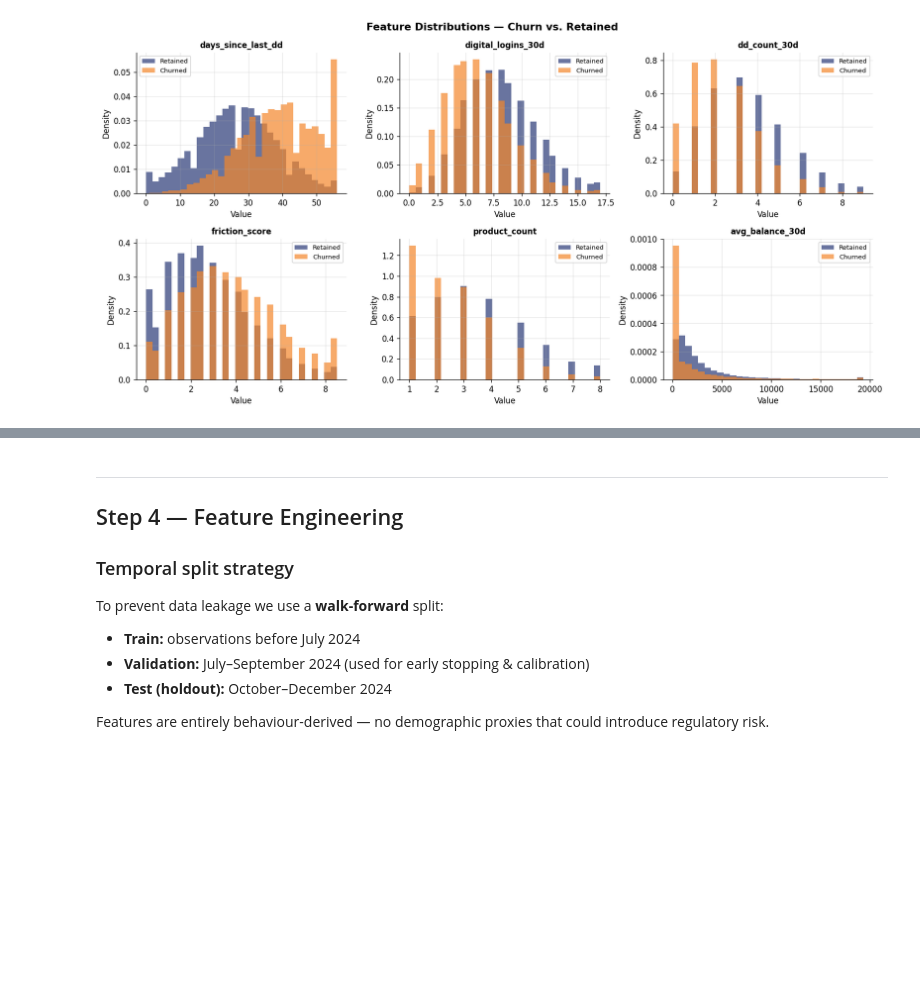
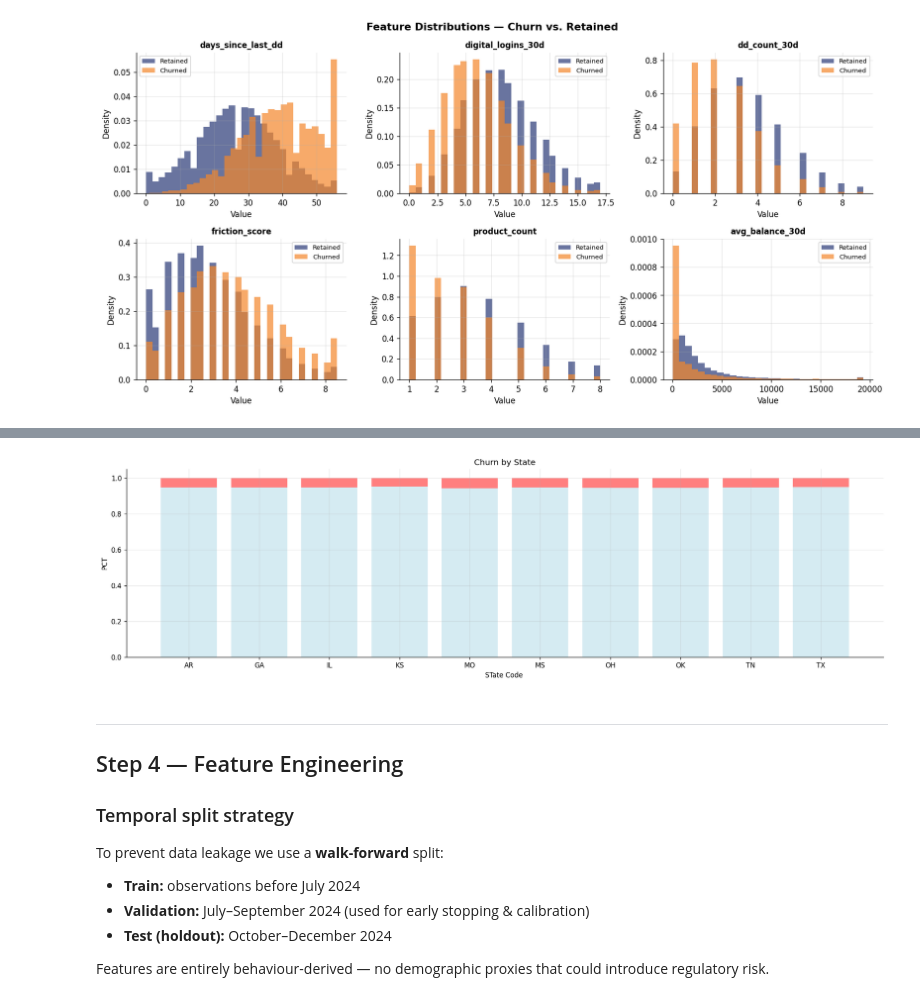
Before and after one commit to mamesjha/iguana-taco-repo, a Jupyter notebook: churn_master.ipynb, the cells around one changed output, grey strips where cells are left out. Cells and saved outputs as stored; diff of their text form; code cells hidden in the pictures; blank space fills up the shorter version.

```diff
--- a/churn_master.ipynb
+++ b/churn_master.ipynb
@@ -312,3 +330,7 @@ plt.tight_layout()
 plt.show()
 # %% [output]
 [figure]
+# %%
+df.columns
+ctab = pd.crosstab(df['state_code'], df['churned_30d'], normalize="index").reset_index()
+ctab
@@ -315,3 +349,16 @@ plt.show()
+# %%
+# -- normalize index converts to row percetages, see anything strange?
+
+plt.figure(figsize=(20,5))
+# -- check out bottom
+plt.bar(ctab['state_code'].astype('str'), ctab[0], facecolor='lightblue', alpha=0.5)
+plt.bar(ctab['state_code'].astype('str'), ctab[1], bottom=ctab[0], facecolor='red', alpha=0.5)
+plt.title('Churn by State')
+plt.ylabel('PCT')
+plt.xlabel('STate Code ')
+plt.show()
+# %% [output]
+[figure, added]
 # %% [markdown]
 ---
 ## Step 4 — Feature Engineering
```
Also changed, not shown: parts of 42 cells of this notebook.
